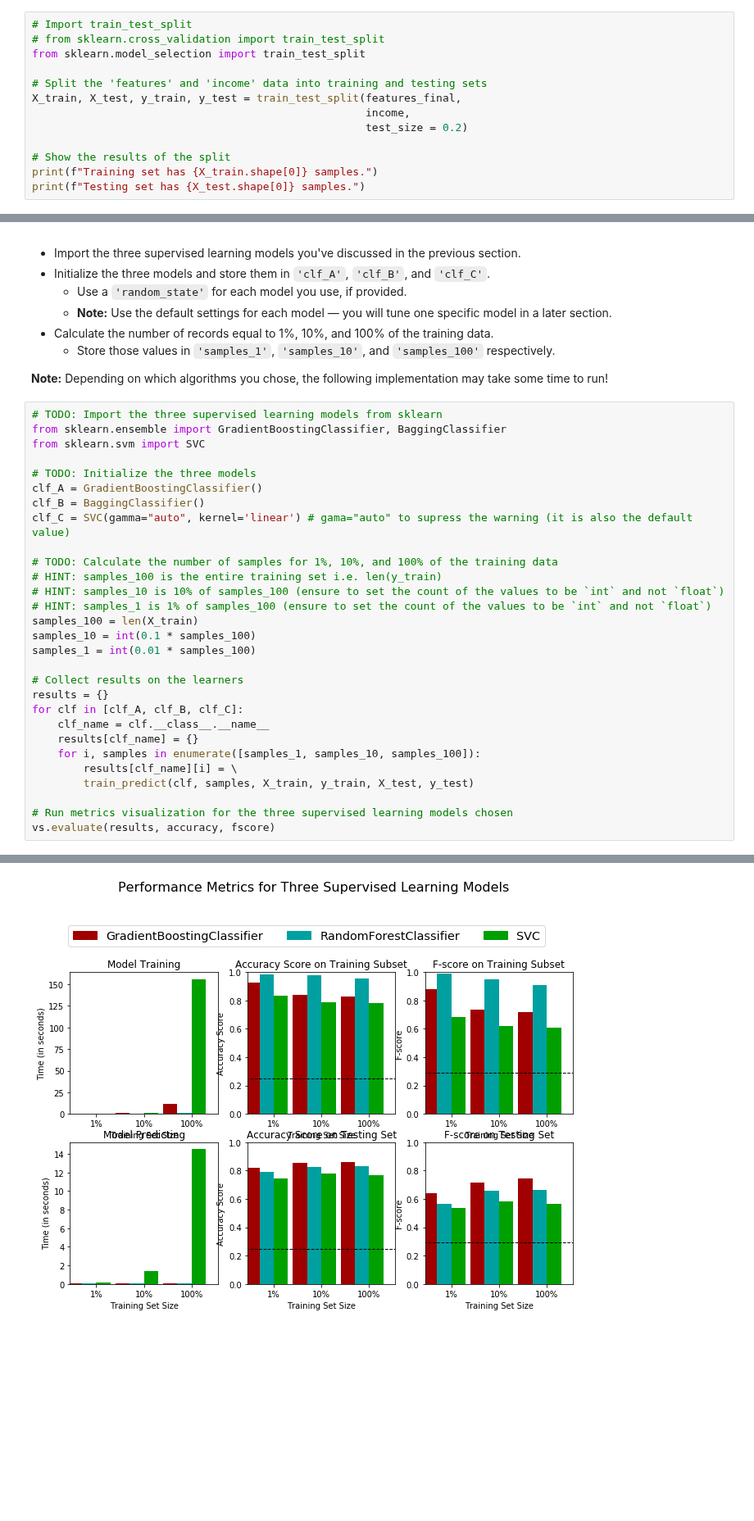
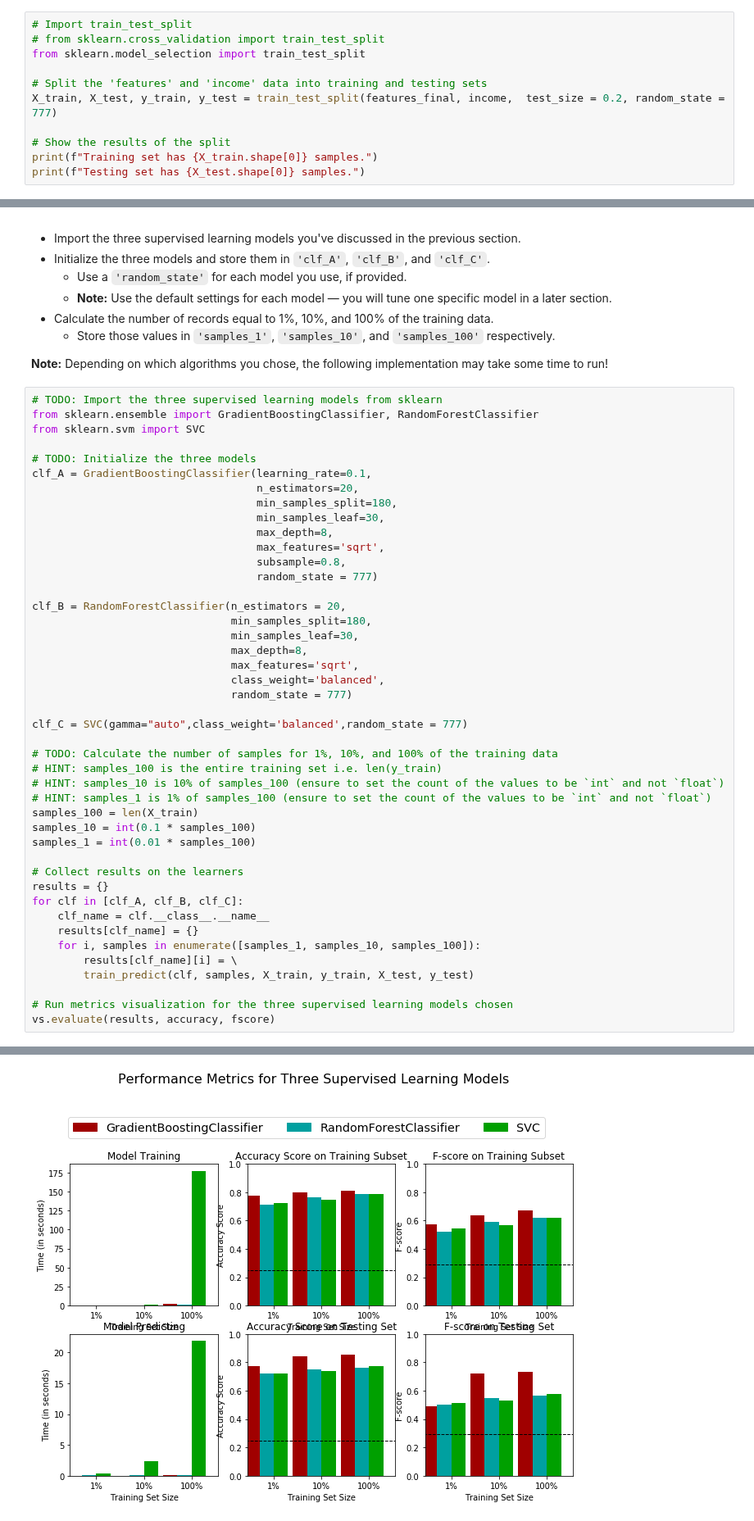
Before and after one commit to raduenuca/finding_donors, a Jupyter notebook: finding_donors.ipynb, the cells around one changed output, grey strips where cells are left out. Shown at 82% size. Cells and saved outputs as stored; diff of their text form; blank space fills up the shorter version.

```diff
--- a/finding_donors.ipynb
+++ b/finding_donors.ipynb
@@ -190,9 +194,7 @@ Run the code cell below to perform this split.
 from sklearn.model_selection import train_test_split
 
 # Split the 'features' and 'income' data into training and testing sets
-X_train, X_test, y_train, y_test = train_test_split(features_final,
-                                                    income,
-                                                    test_size = 0.2)
+X_train, X_test, y_train, y_test = train_test_split(features_final, income,  test_size = 0.2, random_state = 777)
 
 # Show the results of the split
 print(f"Training set has {X_train.shape[0]} samples.")
@@ -384,13 +386,28 @@ In the code cell, you will need to implement the following:
 **Note:** Depending on which algorithms you chose, the following implementation may take some time to run!
 # %%
 # TODO: Import the three supervised learning models from sklearn
-from sklearn.ensemble import GradientBoostingClassifier, BaggingClassifier
+from sklearn.ensemble import GradientBoostingClassifier, RandomForestClassifier
 from sklearn.svm import SVC
 
 # TODO: Initialize the three models
-clf_A = GradientBoostingClassifier()
-clf_B = BaggingClassifier()
-clf_C = SVC(gamma="auto", kernel='linear') # gama="auto" to supress the warning (it is also the default value)
+clf_A = GradientBoostingClassifier(learning_rate=0.1,
+                                   n_estimators=20,
+                                   min_samples_split=180,
+                                   min_samples_leaf=30,
+                                   max_depth=8,
+                                   max_features='sqrt',
+                                   subsample=0.8,
+                                   random_state = 777)
+
+clf_B = RandomForestClassifier(n_estimators = 20,
+                               min_samples_split=180,
+                               min_samples_leaf=30,
+                               max_depth=8,
+                               max_features='sqrt',
+                               class_weight='balanced',
+                               random_state = 777)
+
+clf_C = SVC(gamma="auto",class_weight='balanced',random_state = 777)
 
 # TODO: Calculate the number of samples for 1%, 10%, and 100% of the training data
 # HINT: samples_100 is the entire training set i.e. len(y_train)
@@ -424,4 +441,4 @@ SVC trained on 36177 samples.
-[figure, old version]
+[figure, new version]
 # %% [markdown]
 ----
 ## Improving Results
```
Also changed, not shown: parts of 26 cells of this notebook.
